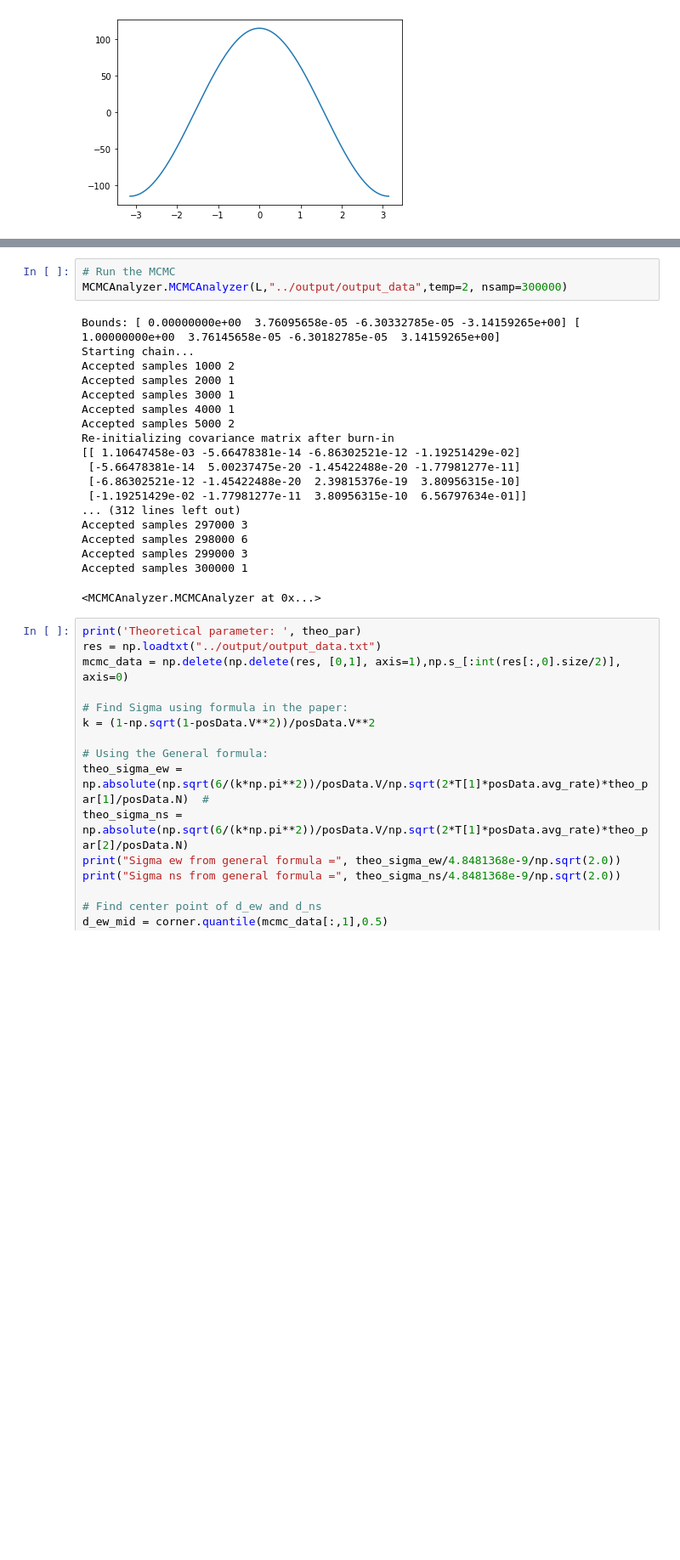
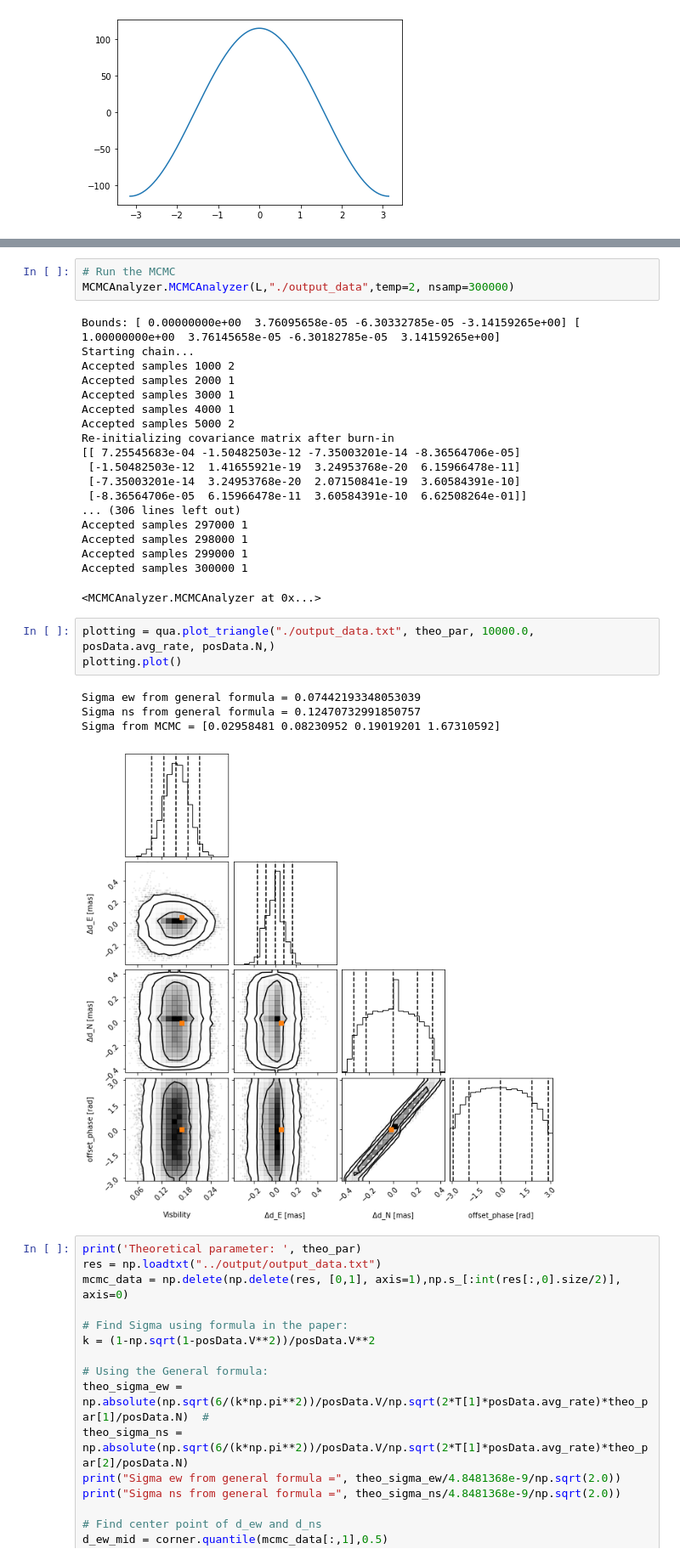
Before and after one commit to zhichen3/QA-sim, a Jupyter notebook: notebook/MCMC.ipynb, the cells around one changed output, grey strips where cells are left out. Shown: that part at 85% size. Saved outputs shown, nothing was run; the diff lists cells and outputs as text; blank space fills up the shorter version.

```diff
--- a/notebook/MCMC.ipynb
+++ b/notebook/MCMC.ipynb
@@ -131,6 +132,6 @@ plt.legend()
 # %%
 # Run the MCMC
-MCMCAnalyzer.MCMCAnalyzer(L,"../output/output_data",temp=2, nsamp=300000)
+MCMCAnalyzer.MCMCAnalyzer(L,"./output_data",temp=2, nsamp=300000)
 # %% [output]
 Bounds: [ 0.00000000e+00  3.76095658e-05 -6.30332785e-05 -3.14159265e+00] [ 1.00000000e+00  3.76145658e-05 -6.30182785e-05  3.14159265e+00]
 Starting chain...
@@ -140,16 +141,24 @@ Accepted samples 3000 1
 Accepted samples 4000 1
 Accepted samples 5000 2
 Re-initializing covariance matrix after burn-in
-[[ 1.10647458e-03 -5.66478381e-14 -6.86302521e-12 -1.19251429e-02]
- [-5.66478381e-14  5.00237475e-20 -1.45422488e-20 -1.77981277e-11]
- [-6.86302521e-12 -1.45422488e-20  2.39815376e-19  3.80956315e-10]
- [-1.19251429e-02 -1.77981277e-11  3.80956315e-10  6.56797634e-01]]
-... (312 lines left out)
-Accepted samples 297000 3
-Accepted samples 298000 6
-Accepted samples 299000 3
+[[ 7.25545683e-04 -1.50482503e-12 -7.35003201e-14 -8.36564706e-05]
+ [-1.50482503e-12  1.41655921e-19  3.24953768e-20  6.15966478e-11]
+ [-7.35003201e-14  3.24953768e-20  2.07150841e-19  3.60584391e-10]
+ [-8.36564706e-05  6.15966478e-11  3.60584391e-10  6.62508264e-01]]
+... (306 lines left out)
+Accepted samples 297000 1
+Accepted samples 298000 1
+Accepted samples 299000 1
 Accepted samples 300000 1
 <MCMCAnalyzer.MCMCAnalyzer at 0x...>
+# %%
+plotting = qua.plot_triangle("./output_data.txt", theo_par, 10000.0, posData.avg_rate, posData.N,)
+plotting.plot()
+# %% [output]
+Sigma ew from general formula = 0.07442193348053039
+Sigma ns from general formula = 0.12470732991850757
+Sigma from MCMC = [0.02958481 0.08230952 0.19019201 1.67310592]
+[figure, added]
 # %%
 print('Theoretical parameter: ', theo_par)
 res = np.loadtxt("../output/output_data.txt")
```
Also changed, not shown: parts of 3 cells of this notebook, 4 other files.
